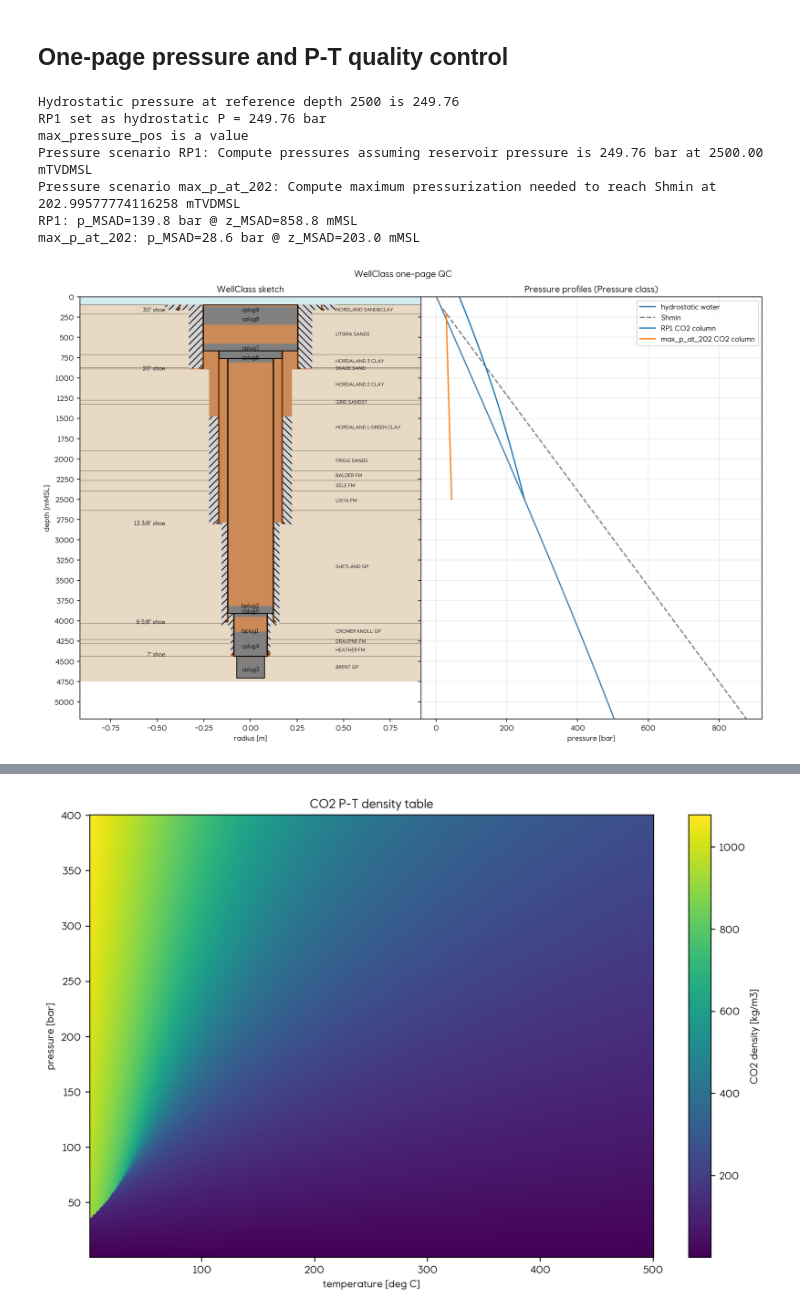
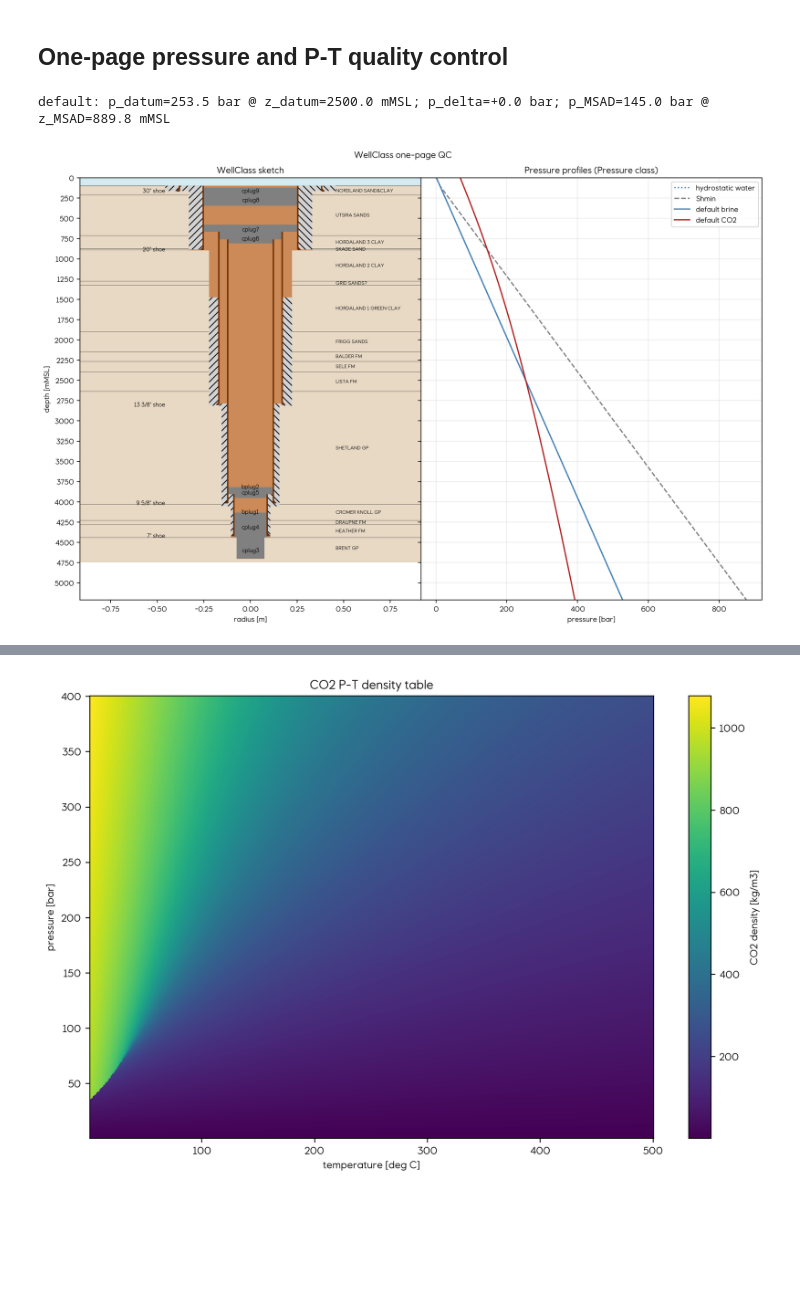
Before and after one commit to equinor/SCREEN, a Jupyter notebook: notebooks/01_wellclass.ipynb, the cells around one changed output, grey strips where cells are left out. Cells and saved outputs as stored; diff of their text form; code cells hidden in the pictures; blank space fills up the shorter version.

```diff
--- a/notebooks/01_wellclass.ipynb
+++ b/notebooks/01_wellclass.ipynb
@@ -334,48 +338,42 @@ pvt_path = root / 'test_data/pvt_constants'
 pressure = Pressure(
     header=processed_well.header,
     co2_datum=2500.0,
     pvt_path=str(pvt_path),
     ground_temperature=4.0,
     geothermal_gradient=40.0,
 )
 
-# A second scenario anchored at the base of a real plug: how much CO2 overpressure
-# could this plug's location tolerate before reaching Shmin?
-pressure.add_scenario('plug_scenario', z_fluid_datum=plug_properties['bottom_tvd_msl'], fluid_gradient=0.06)
+table = pressure.table
+scenario = pressure.scenarios['default']
 
 fig, (ax_well, ax_pressure) = plt.subplots(1, 2, figsize=(12, 8), sharey=True)
-plot_sketch(processed_well, ax=ax_well, draw_open_hole=True)
+plot_sketch(processed_well, ax=ax_well)
 ax_well.set_title('WellClass sketch')
 
-table = pressure.table
-ax_pressure.plot(table.hydrostatic_pressure, table.depth, color='steelblue', label='hydrostatic water')
+ax_pressure.plot(table.hydrostatic_pressure, table.depth, color='steelblue', linestyle=':', label='hydrostatic water')
 ax_pressure.plot(table.min_horizontal_stress, table.depth, color='gray', linestyle='--', label='Shmin')
-
-for scenario in pressure.scenarios.values():
-    ax_pressure.plot(scenario.fluid_pressure, table.depth, label=f'{scenario.name} CO2 column')
-    print(f'{scenario.name}: p_MSAD={scenario.p_MSAD:.1f} bar @ z_MSAD={scenario.z_MSAD:.1f} mMSL')
+ax_pressure.plot(scenario.brine_pressure, table.depth, color='steelblue', label='default brine')
+ax_pressure.plot(scenario.fluid_pressure, table.depth, color='firebrick', label='default CO2')
+print(
+    f'default: p_datum={scenario.p_fluid_datum:.1f} bar @ z_datum={scenario.z_fluid_datum:.1f} mMSL; '
+    f'p_delta={scenario.p_delta:+.1f} bar; p_MSAD={scenario.p_MSAD:.1f} bar @ z_MSAD={scenario.z_MSAD:.1f} mMSL'
+)
 
 ax_pressure.set_title('Pressure profiles (Pressure class)')
 ax_pressure.set_xlabel('pressure [bar]')
 ax_pressure.set_ylim(0, float(table.depth.max()))
 ax_pressure.invert_yaxis()
 ax_pressure.grid(alpha=0.25)
 ax_pressure.legend()
 
 # with wspace=0, panels butt together, so only the leftmost keeps the shared y axis
 ax_pressure.set_ylabel('')
 ax_pressure.tick_params(labelleft=False)
 
 fig.suptitle('WellClass one-page QC')
 fig.tight_layout()
 fig.subplots_adjust(wspace=0)
 plt.show()
 # %% [output]
-Hydrostatic pressure at reference depth 2500 is 249.76
-RP1 set as hydrostatic P = 249.76 bar
-max_pressure_pos is a value
-Pressure scenario RP1: Compute pressures assuming reservoir pressure is 249.76 bar at 2500.00 mTVDMSL
-Pressure scenario max_p_at_202: Compute maximum pressurization needed to reach Shmin at 202.99577774116258 mTVDMSL
-RP1: p_MSAD=139.8 bar @ z_MSAD=858.8 mMSL
-max_p_at_202: p_MSAD=28.6 bar @ z_MSAD=203.0 mMSL
+default: p_datum=253.5 bar @ z_datum=2500.0 mMSL; p_delta=+0.0 bar; p_MSAD=145.0 bar @ z_MSAD=889.8 mMSL
-[figure, old version]
+[figure, new version]
```
Also changed, not shown: parts of 6 cells of this notebook, 3 other files.
